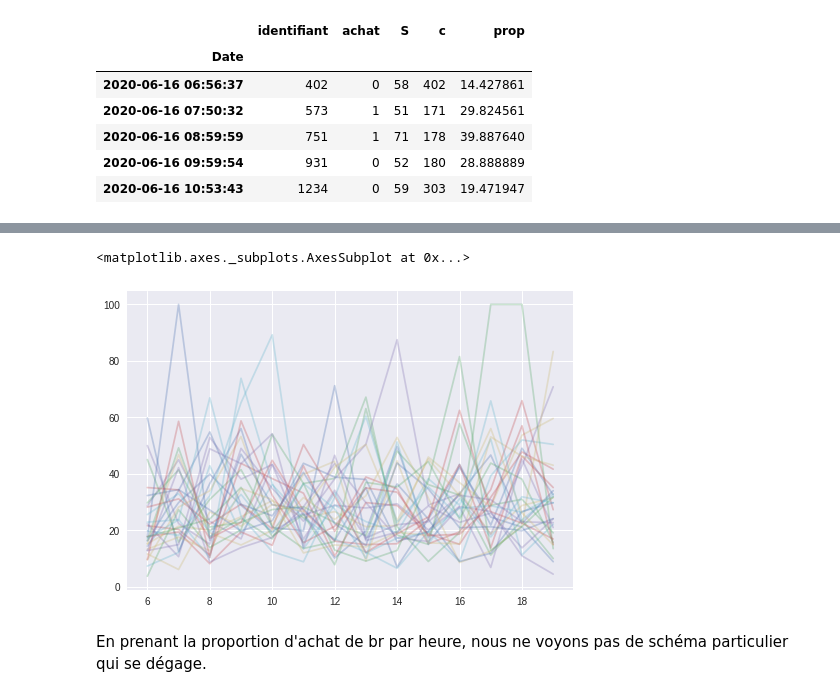
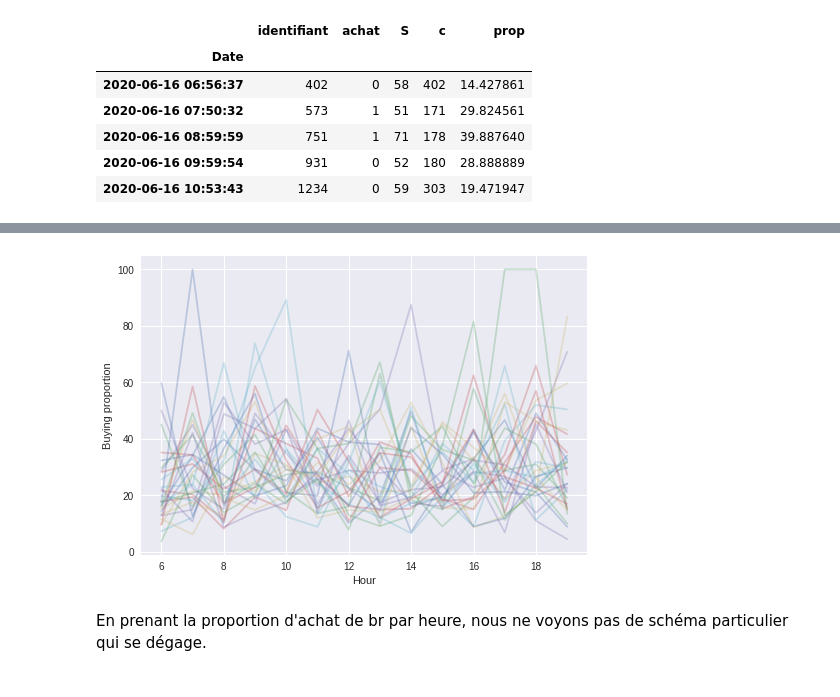
Before and after one commit to ThomasM-mecen/Displayce_internship, a Jupyter notebook: Pacing/Proportion d'achat.ipynb, the cells around one changed output, grey strips where cells are left out. Saved outputs shown, nothing was run; the diff lists cells and outputs as text; code cells hidden in the pictures.

```diff
--- a/Pacing/Proportion d'achat.ipynb
+++ b/Pacing/Proportion d'achat.ipynb
@@ -145,9 +138,11 @@ pivoted.index = pd.to_datetime(pivoted.index, format='%H:%M:%S').hour
 means = pivoted.groupby(pivoted.index).mean()
 # %%
 means.plot(legend=False, alpha=0.3)
+plt.xlabel('Hour')
+plt.ylabel('Buying proportion')
+plt.savefig('prop.pdf')
 # %% [output]
-<matplotlib.axes._subplots.AxesSubplot at 0x...>
-[figure, old version]
+[figure, new version]
 # %% [markdown]
 En prenant la proportion d'achat de br par heure, nous ne voyons pas de schéma particulier qui se dégage.
 # %% [markdown]
```
Also changed, not shown: parts of 1 cell of this notebook, 4 other files.
